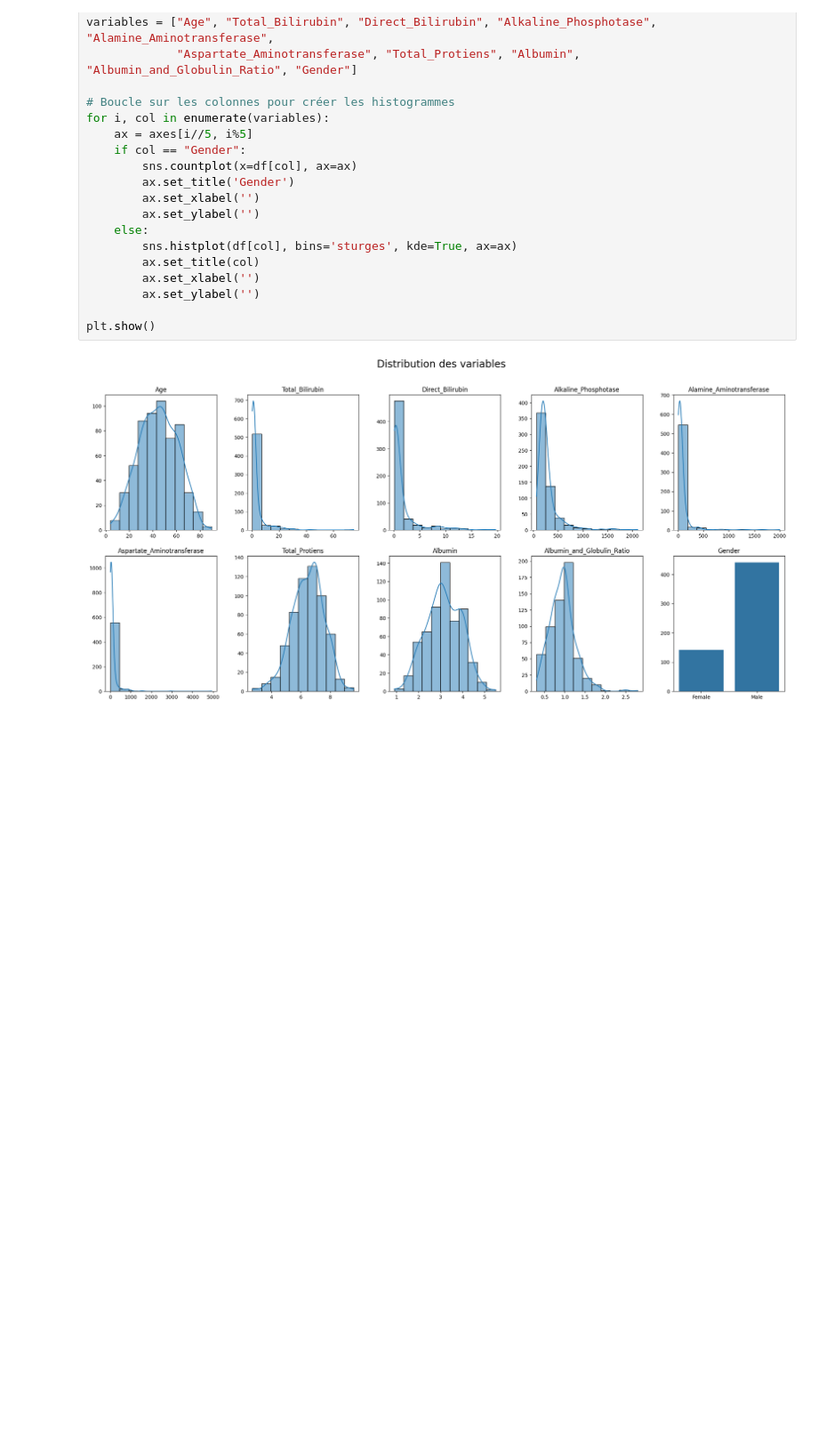
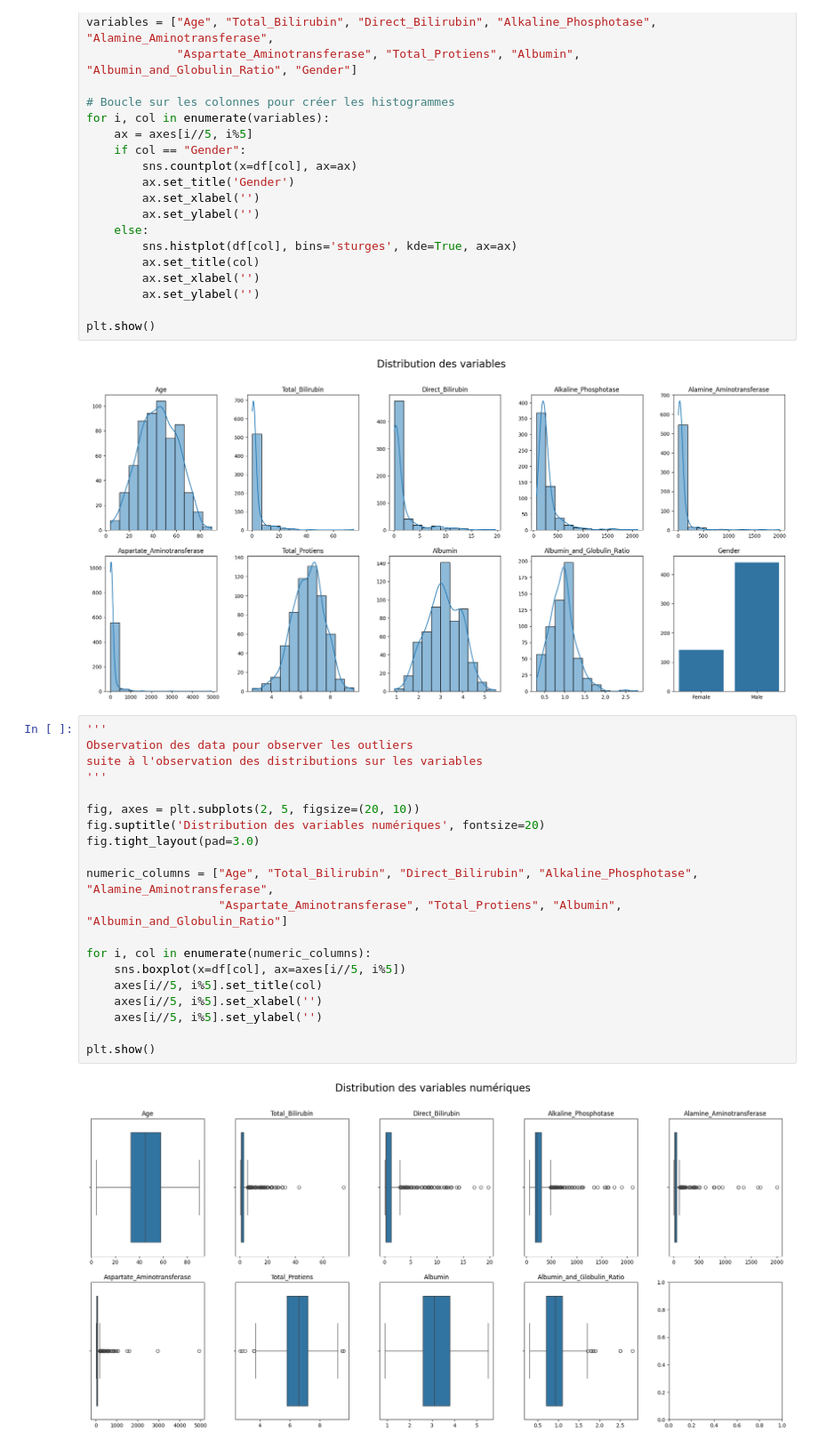
Before and after one commit to Dim2960/semiology_AI, a Jupyter notebook: foie/cleaning_foie.ipynb, the cells around one changed output. Shown at 89% size. Cells and saved outputs as stored; diff of their text form; blank space fills up the shorter version.

Commit message:
Graphique pour voir les outliers

```diff
--- a/foie/cleaning_foie.ipynb
+++ b/foie/cleaning_foie.ipynb
@@ -85,3 +85,25 @@ for i, col in enumerate(variables):
 plt.show()
 # %% [output]
 [figure]
+# %%
+'''
+Observation des data pour observer les outliers
+suite à l'observation des distributions sur les variables
+'''
+
+fig, axes = plt.subplots(2, 5, figsize=(20, 10))
+fig.suptitle('Distribution des variables numériques', fontsize=20)
+fig.tight_layout(pad=3.0)
+
+numeric_columns = ["Age", "Total_Bilirubin", "Direct_Bilirubin", "Alkaline_Phosphotase", "Alamine_Aminotransferase",
+                   "Aspartate_Aminotransferase", "Total_Protiens", "Albumin", "Albumin_and_Globulin_Ratio"]
+
+for i, col in enumerate(numeric_columns):
+    sns.boxplot(x=df[col], ax=axes[i//5, i%5])
+    axes[i//5, i%5].set_title(col)
+    axes[i//5, i%5].set_xlabel('')
+    axes[i//5, i%5].set_ylabel('')
+
+plt.show()
+# %% [output]
+[figure, added]
```
